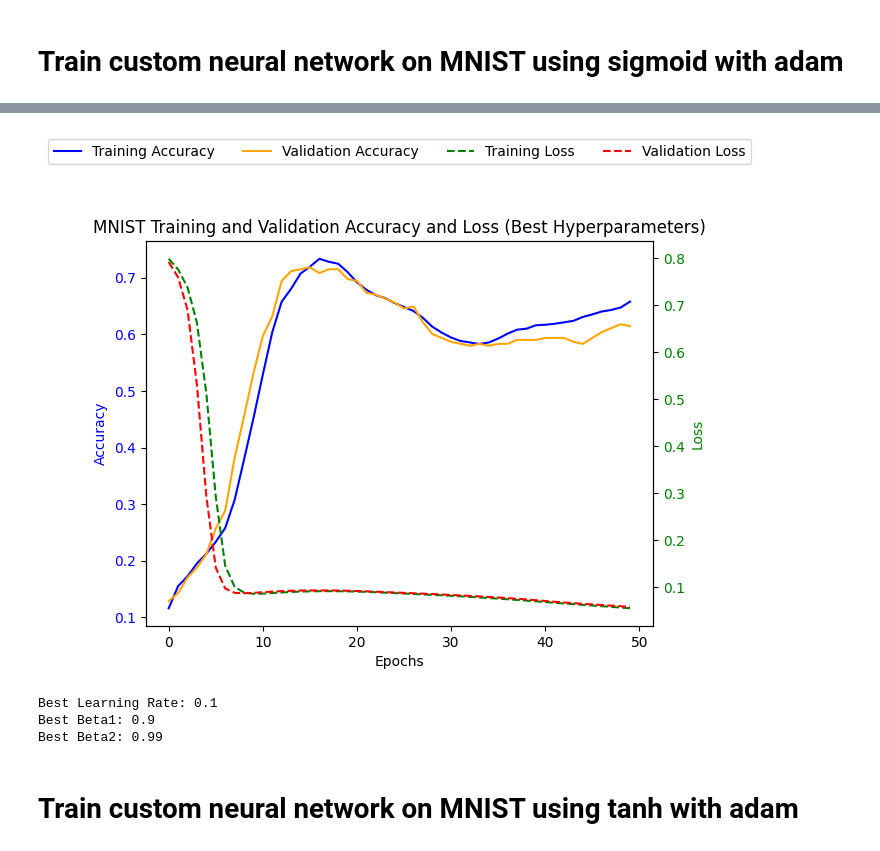
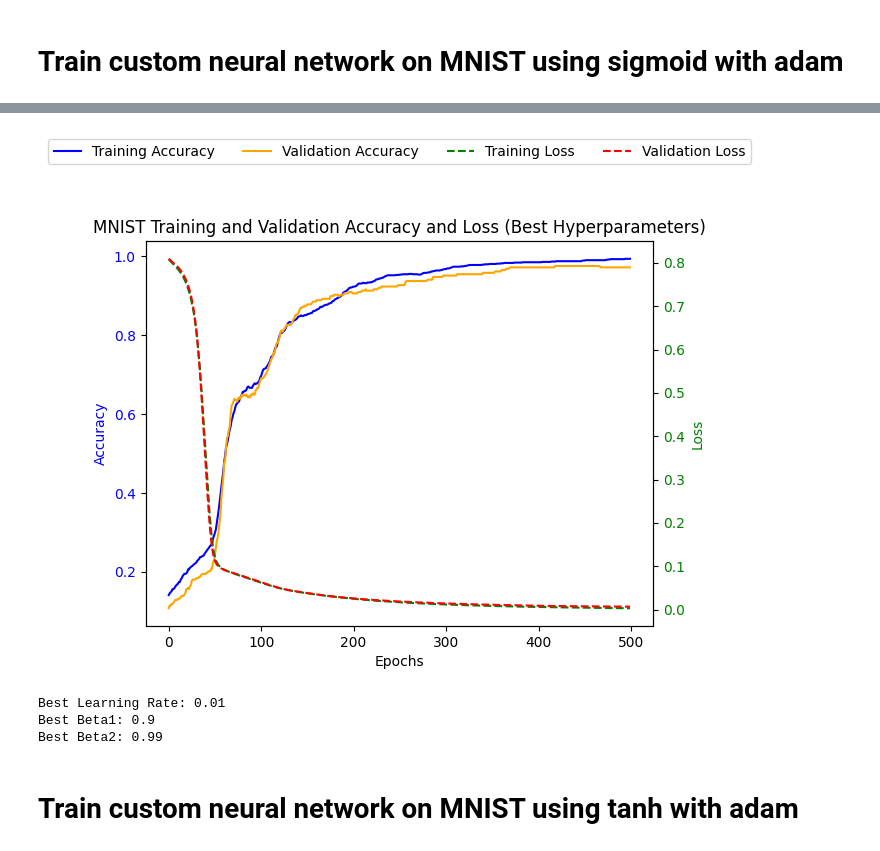
Before and after one commit to rlnasuti/MultilayerPerceptron, a Jupyter notebook: task8_adam.ipynb, the cells around one changed output, grey strips where cells are left out. Drawn from its saved outputs; the diff is of its cells as text; code cells hidden in the pictures.

Commit message:
rerun sigmoid with +10x epochs

```diff
--- a/task8_adam.ipynb
+++ b/task8_adam.ipynb
@@ -166,7 +166,7 @@ for lr in learning_rates:
             mlp_mnist = MLP(input_size=64, hidden_size=32, output_size=10, learning_rate=lr,
                             activation_function=ActivationFunction.SIGMOID,
                             beta1=beta1, beta2=beta2, use_adam=True)
-            mnist_training_accuracies, mnist_validation_accuracies, mnist_training_losses, mnist_validation_losses = mlp_mnist.train(X_mnist_train, y_mnist_train, X_mnist_val, y_mnist_val, epochs=50)
+            mnist_training_accuracies, mnist_validation_accuracies, mnist_training_losses, mnist_validation_losses = mlp_mnist.train(X_mnist_train, y_mnist_train, X_mnist_val, y_mnist_val, epochs=500)
 
             # Store results in dictionary
             results_dict[(lr, beta1, beta2)] = {
@@ -242,6 +242,6 @@ iteration 12 of 24
 ------------------------------------------------
-[figure, old version]
+[figure, new version]
-Best Learning Rate: 0.1
+Best Learning Rate: 0.01
 Best Beta1: 0.9
 Best Beta2: 0.99
 # %% [markdown]
```
Also changed, not shown: parts of 1 cell of this notebook.
